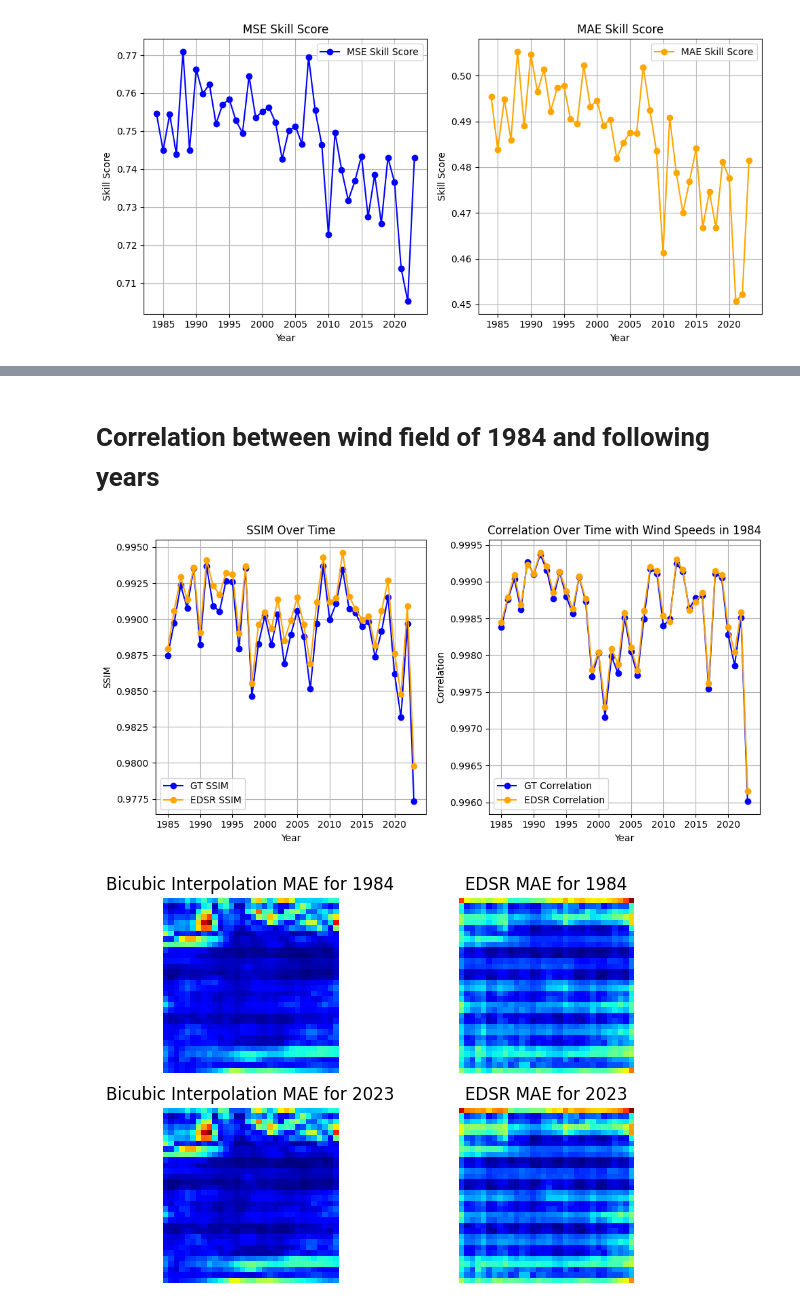
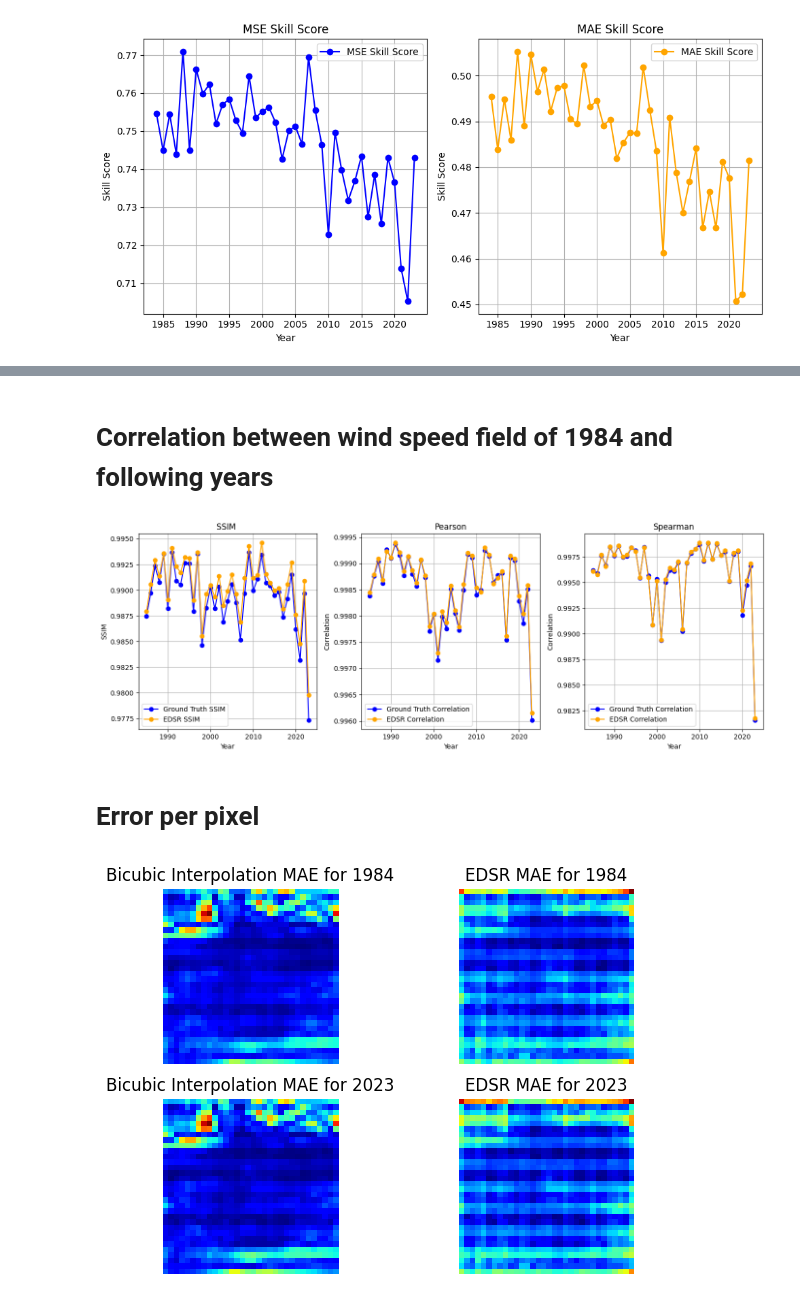
Before and after one commit to UBela/temporal_sr, a Jupyter notebook: plot_data.ipynb, the cells around one changed output, grey strips where cells are left out. Saved outputs shown, nothing was run; the diff lists cells and outputs as text; code cells hidden in the pictures.

```diff
--- a/plot_data.ipynb
+++ b/plot_data.ipynb
@@ -318,8 +323,9 @@ plot_skill_scores(years, mse_skill_scores, mae_skill_scores)
 [figure]
 [figure]
 # %%
-error_images = {"bicubic" : [], "edsr" : []}
+error_images = {"bicubic" : [], "edsr" : [], "edsr_bias" : []}
 top_percentile_error = {"bicubic" : [], "edsr" : []}
+bias_per_year = {"bicubic" : [], "edsr" : [], "bicubic_90th": [], "edsr_90th": []}
 for year in years:
         edsr = ws_dict[year]['EDSR']
         baseline = ws_dict[year]['Baseline']
@@ -328,12 +334,17 @@ for year in years:
         edsr_error = np.abs(edsr - ground_truth_wind_speeds).mean(axis=0)
         baseline_error = np.abs(baseline - ground_truth_wind_speeds).mean(axis=0)
 
-
+        bias_edsr = (edsr - ground_truth_wind_speeds).mean(axis=0)
         error_images["bicubic"].append(baseline_error)
         error_images["edsr"].append(edsr_error)
-
+        error_images["edsr_bias"].append(bias_edsr)
         #look at extreme conditions (90th percentile)
         mask = np.where(ground_truth_wind_speeds >= np.percentile(ground_truth_wind_speeds, 90))
 
         top_percentile_error["bicubic"].append(np.abs(baseline - ground_truth_wind_speeds)[mask].mean())
         top_percentile_error["edsr"].append(np.abs(edsr - ground_truth_wind_speeds)[mask].mean())
+
+        bias_per_year['bicubic'].append((baseline - ground_truth_wind_speeds).mean())
+        bias_per_year['edsr'].append((edsr - ground_truth_wind_speeds).mean())
+        bias_per_year['bicubic_90th'].append((baseline - ground_truth_wind_speeds)[mask].mean())
+        bias_per_year['edsr_90th'].append((edsr - ground_truth_wind_speeds)[mask].mean())
@@ -340,43 +371,57 @@ for year in years:
 # %% [markdown]
-# Correlation between wind field of 1984 and following years
+# Correlation between wind speed field of 1984 and following years
 # %%
 reference_year_gt = ws_dict[1984]['Ground Truth'].mean(axis=0)
 reference_year_edsr = ws_dict[1984]['EDSR'].mean(axis=0)
 ssim_over_time = {"Ground Truth": [], "EDSR": []}
-corr_over_time = {"Ground Truth": [], "EDSR": []}
+pearson_over_time = {"Ground Truth": [], "EDSR": []}
+spearman_over_time = {"Ground Truth": [], "EDSR": []}
 for year in years[1:]:
     current_year_gt = ws_dict[year]['Ground Truth'].mean(axis=0)
     current_year_edsr = ws_dict[year]['EDSR'].mean(axis=0)
     ssim_over_time["Ground Truth"].append(get_SSIM(current_year_gt, reference_year_gt))
     ssim_over_time["EDSR"].append(get_SSIM(current_year_edsr, reference_year_edsr))
 
-    corr_over_time["Ground Truth"].append(get_correlation(current_year_gt, reference_year_gt)[0])
-    corr_over_time["EDSR"].append(get_correlation(current_year_edsr, reference_year_edsr)[0])
+    pearson_over_time["Ground Truth"].append(get_correlation(current_year_gt, reference_year_gt, method="pearson")[0])
+    pearson_over_time["EDSR"].append(get_correlation(current_year_edsr, reference_year_edsr, method="pearson")[0])
+
+    spearman_over_time["Ground Truth"].append(get_correlation(current_year_gt, reference_year_gt, method="spearman")[0])
+    spearman_over_time["EDSR"].append(get_correlation(current_year_edsr, reference_year_edsr, method="spearman")[0])
 # %%
-fig, ax = plt.subplots(1, 2, figsize=(10, 5))
+fig, ax = plt.subplots(1, 3, figsize=(14, 5))
 
 # Plot SSIM over time on the first subplot
-ax[0].plot(years[1:], ssim_over_time["Ground Truth"], 'o-', label='GT SSIM', color='blue')
+ax[0].plot(years[1:], ssim_over_time["Ground Truth"], 'o-', label='Ground Truth SSIM', color='blue')
 ax[0].plot(years[1:], ssim_over_time["EDSR"], 'o-', label='EDSR SSIM', color='orange')
-ax[0].set_title('SSIM Over Time with Wind Speeds in 1984')
+ax[0].set_title('SSIM ')
 ax[0].set_xlabel('Year')
 ax[0].set_ylabel('SSIM')
 ax[0].legend()
 ax[0].grid(True)
 
 # Plot Correlation over time on the second subplot
-ax[1].plot(years[1:], corr_over_time["Ground Truth"], 'o-', label='GT Correlation', color='blue')
-ax[1].plot(years[1:], corr_over_time["EDSR"], 'o-', label='EDSR Correlation', color='orange')
-ax[1].set_title('Correlation Over Time with Wind Speeds in 1984')
+ax[1].plot(years[1:], pearson_over_time["Ground Truth"], 'o-', label='Ground Truth Correlation', color='blue')
+ax[1].plot(years[1:], pearson_over_time["EDSR"], 'o-', label='EDSR Correlation', color='orange')
+ax[1].set_title('Pearson')
 ax[1].set_xlabel('Year')
 ax[1].set_ylabel('Correlation')
 ax[1].legend()
 ax[1].grid(True)
 
+ax[2].plot(years[1:], spearman_over_time["Ground Truth"], 'o-', label='Ground Truth Correlation', color='blue')
+ax[2].plot(years[1:], spearman_over_time["EDSR"], 'o-', label='EDSR Correlation', color='orange')
+ax[2].set_title('Spearman')
+ax[2].set_xlabel('Year')
+ax[2].set_ylabel('Correlation')
+ax[2].legend()
+ax[2].grid(True)
+
 plt.tight_layout()
 plt.show()
 # %% [output]
-[figure, old version]
+[figure, new version]
+# %% [markdown]
+# Error per pixel
 # %%
 #plot error images
 fig, ax = plt.subplots(2, 2, figsize=(7,5))
```
Also changed, not shown: parts of 13 cells of this notebook, 3 other files.
